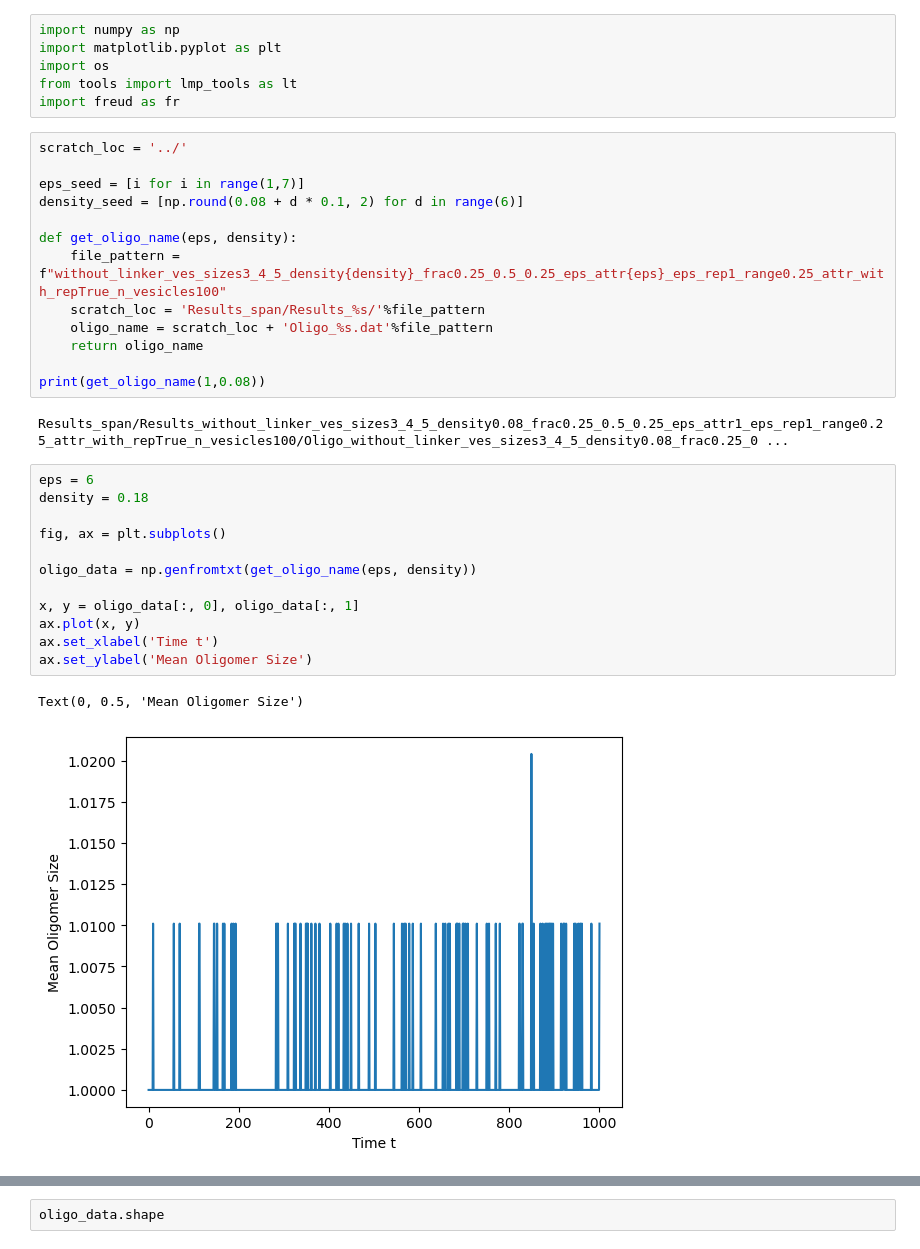
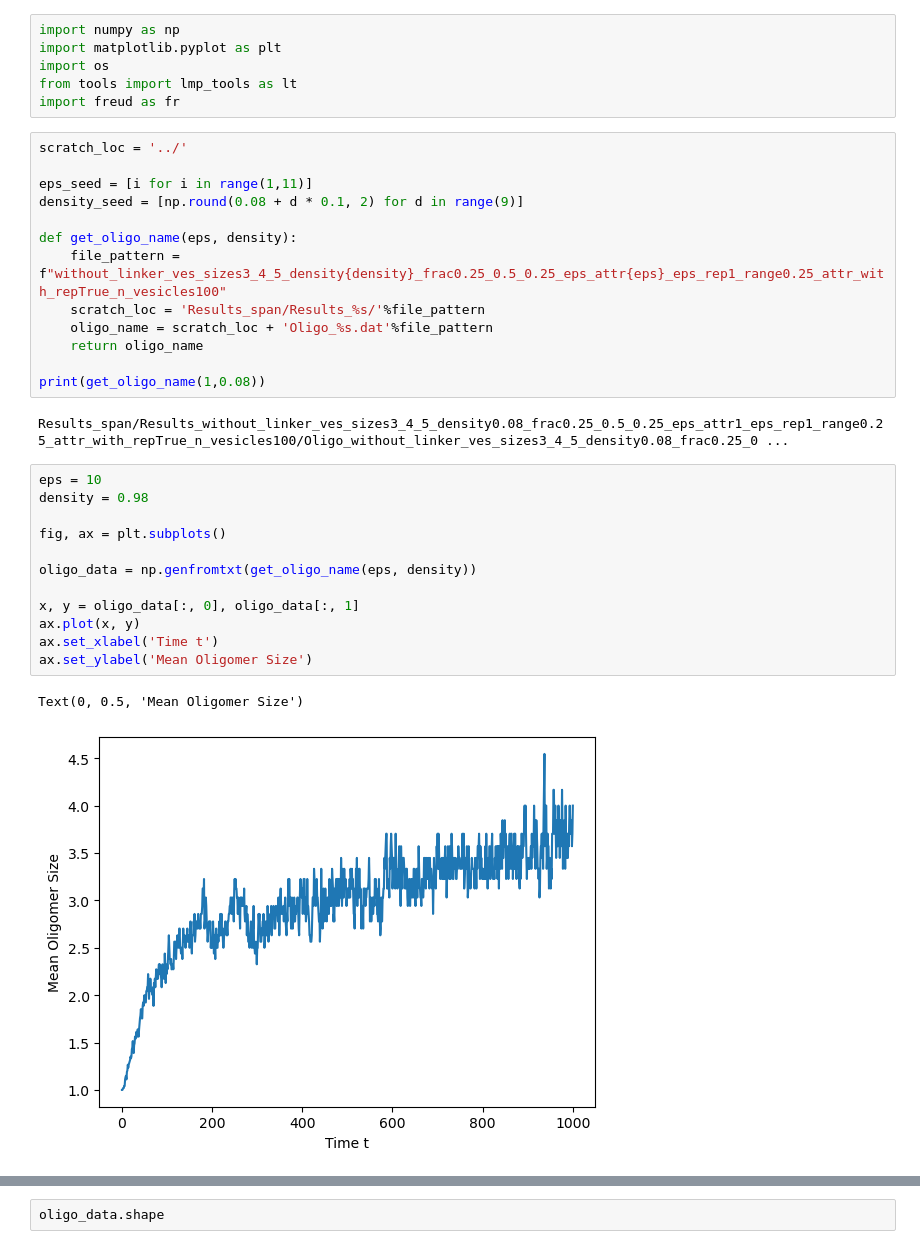
Before and after one commit to taskina-alena/syn_ves_clasters, a Jupyter notebook: cluster_plots.ipynb, the cells around one changed output, grey strips where cells are left out. Cells and saved outputs as stored; diff of their text form.

```diff
--- a/cluster_plots.ipynb
+++ b/cluster_plots.ipynb
@@ -7,8 +7,8 @@ import freud as fr
 # %%
 scratch_loc = '../'
 
-eps_seed = [i for i in range(1,7)]
-density_seed = [np.round(0.08 + d * 0.1, 2) for d in range(6)]
+eps_seed = [i for i in range(1,11)]
+density_seed = [np.round(0.08 + d * 0.1, 2) for d in range(9)]
 
 def get_oligo_name(eps, density):
     file_pattern = f"without_linker_ves_sizes3_4_5_density{density}_frac0.25_0.5_0.25_eps_attr{eps}_eps_rep1_range0.25_attr_with_repTrue_n_vesicles100"
@@ -20,20 +20,20 @@ print(get_oligo_name(1,0.08))
 # %% [output]
 Results_span/Results_without_linker_ves_sizes3_4_5_density0.08_frac0.25_0.5_0.25_eps_attr1_eps_rep1_range0.25_attr_with_repTrue_n_vesicles100/Oligo_without_linker_ves_sizes3_4_5_density0.08_frac0.25_0 ...
 # %%
-eps = 6
-density = 0.18
+eps = 10
+density = 0.98
 
 fig, ax = plt.subplots()
 
 oligo_data = np.genfromtxt(get_oligo_name(eps, density))
 
 x, y = oligo_data[:, 0], oligo_data[:, 1]
 ax.plot(x, y)
 ax.set_xlabel('Time t')
 ax.set_ylabel('Mean Oligomer Size')
 # %% [output]
 Text(0, 0.5, 'Mean Oligomer Size')
-[figure, old version]
+[figure, new version]
 # %%
 fig, ax= plt.subplots()
 max_size_oligo = 20
```
Also changed, not shown: parts of 5 cells of this notebook, 5 other files.
